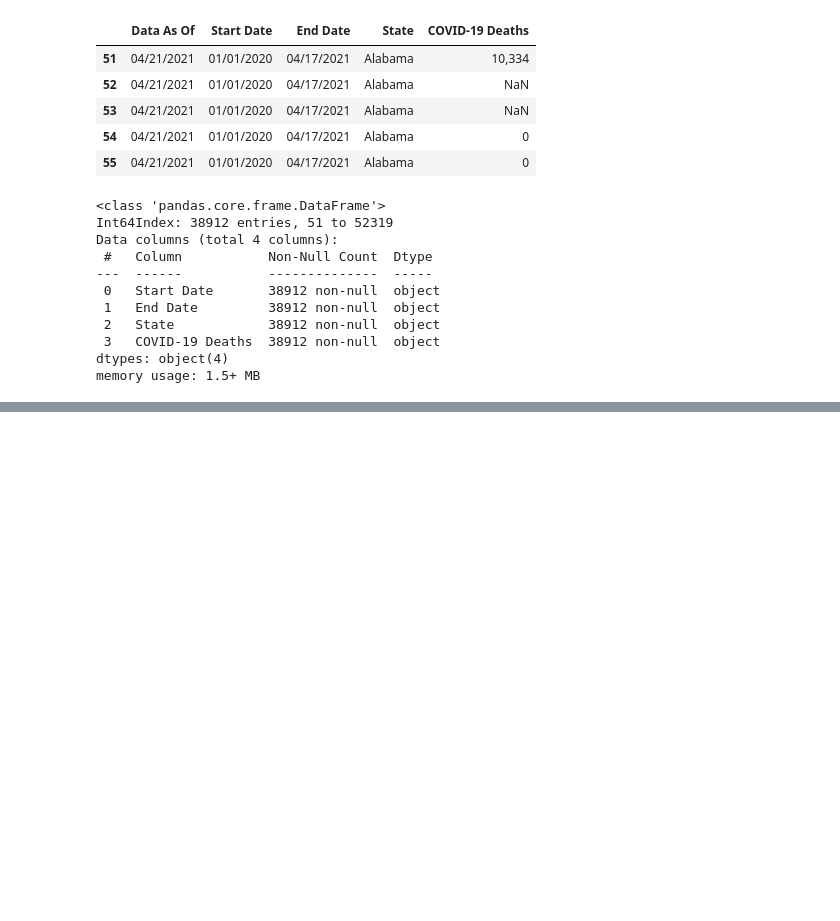
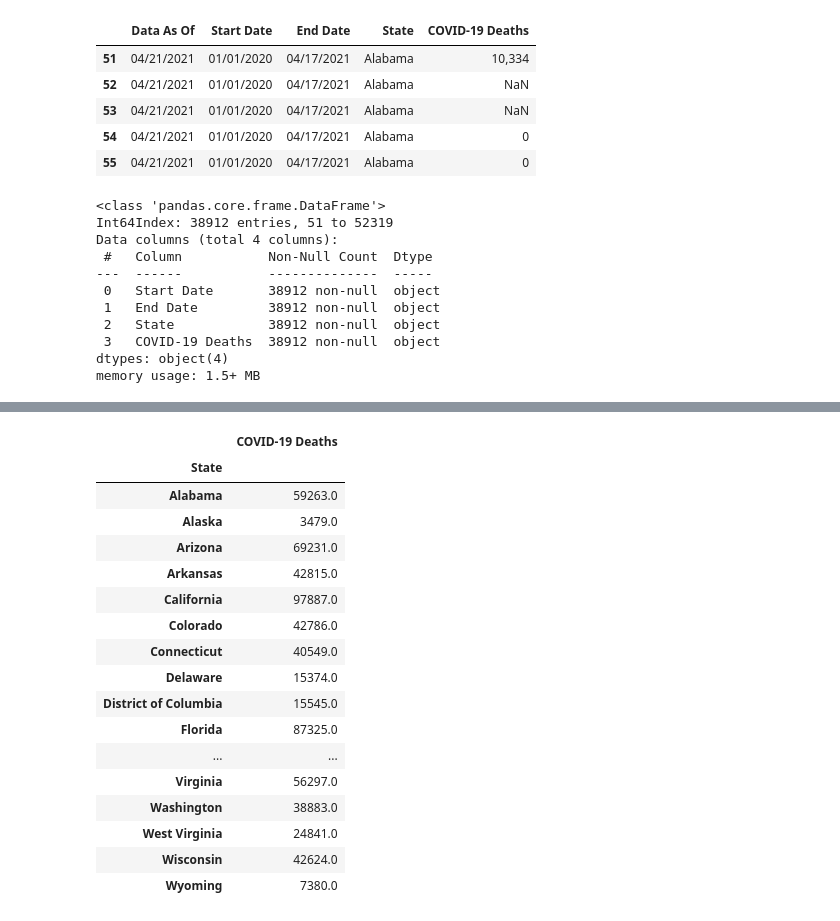
Before and after one commit to itsjonlau/Final-Project, a Jupyter notebook: justin/cleaning_dropping_data.ipynb, the cells around one changed output, grey strips where cells are left out. Drawn from its saved outputs; the diff is of its cells as text; code cells hidden in the pictures; blank space fills up the shorter version.

```diff
--- a/justin/cleaning_dropping_data.ipynb
+++ b/justin/cleaning_dropping_data.ipynb
@@ -71,0 +104,23 @@ ValueError: could not convert string to float: '10,334'
+# %%
+deaths_state_grouped= deaths_df.groupby('State')
+# %%
+deaths_state_grouped.sum('Covid-19 Deaths')
+# %% [output]
+|  | COVID-19 Deaths |
+| State |  |
+| Alabama | 59263.0 |
+| Alaska | 3479.0 |
+| Arizona | 69231.0 |
+| Arkansas | 42815.0 |
+| California | 97887.0 |
+| Colorado | 42786.0 |
+| Connecticut | 40549.0 |
+| Delaware | 15374.0 |
+| District of Columbia | 15545.0 |
+| Florida | 87325.0 |
+| ... | ... |
+| Virginia | 56297.0 |
+| Washington | 38883.0 |
+| West Virginia | 24841.0 |
+| Wisconsin | 42624.0 |
+| Wyoming | 7380.0 |
```
Also changed, not shown: parts of 8 cells of this notebook.
